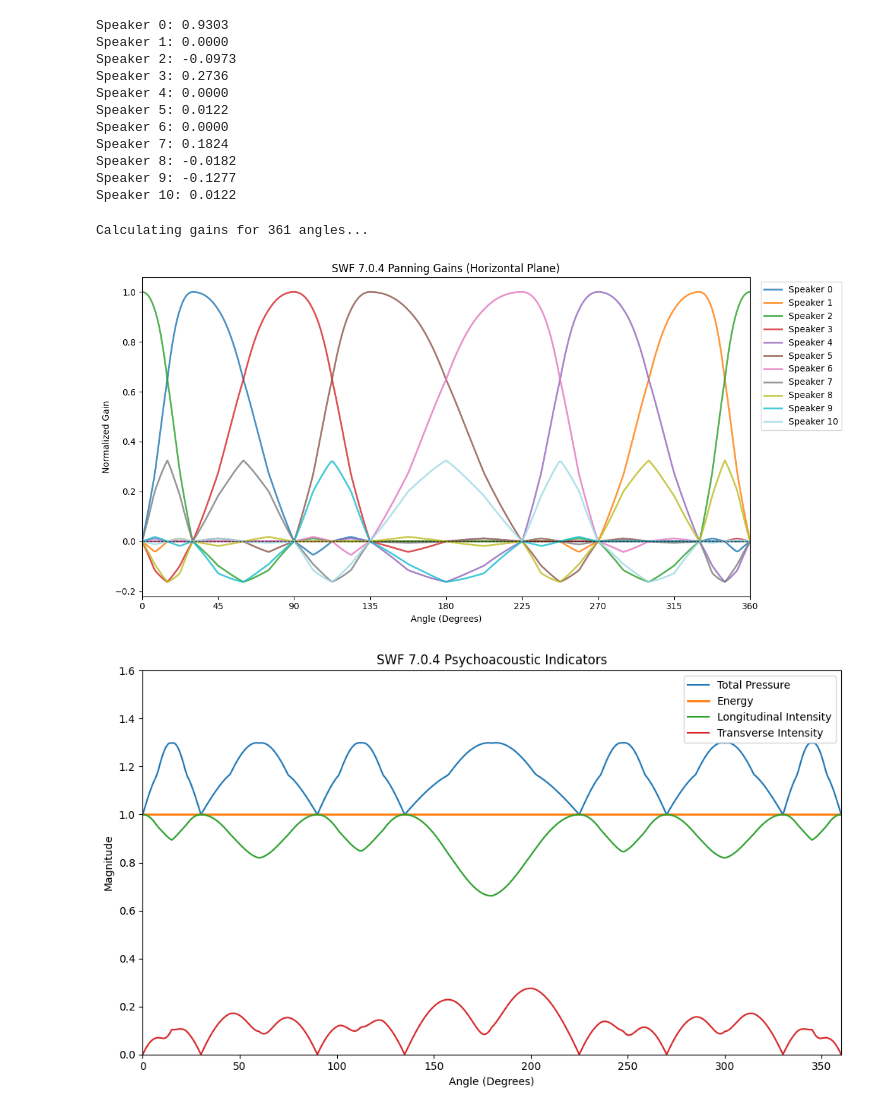
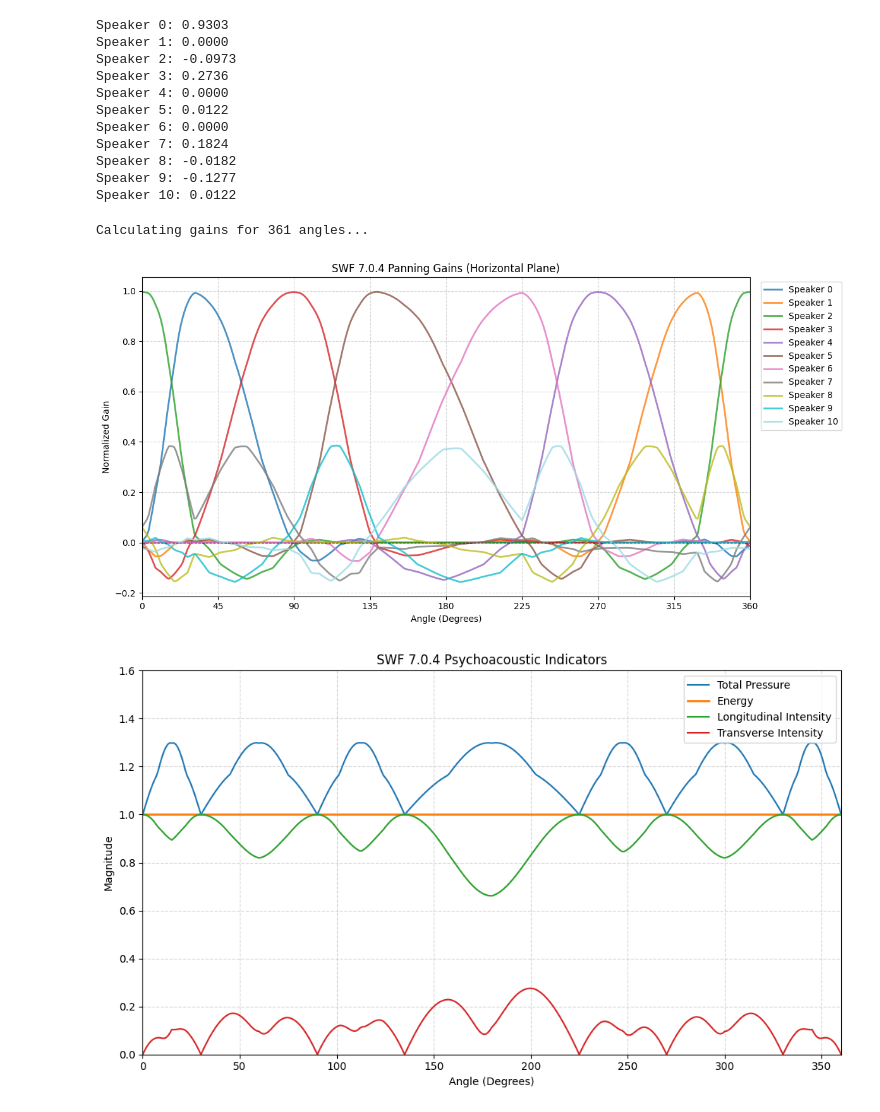
Before and after one commit to Yit1t/SWF, a Jupyter notebook: swf/Reproduction_of_fig_13_and_fig_14.ipynb, the cells around one changed output. Saved outputs shown, nothing was run; the diff lists cells and outputs as text; code cells hidden in the pictures.

```diff
--- a/swf/Reproduction_of_fig_13_and_fig_14.ipynb
+++ b/swf/Reproduction_of_fig_13_and_fig_14.ipynb
@@ -232,7 +235,9 @@ print(f"Calculating gains for {len(angles)} angles...")
 for deg in angles:
     # A. Convert angle to vector (Horizontal plane z=0)
     theta = np.deg2rad(deg)
-    target_vector = np.array([np.cos(theta), np.sin(theta), 0.0])
+    target_vector = np.array([np.cos(np.deg2rad(5))*np.cos(theta),
+                              np.cos(np.deg2rad(5))*np.sin(theta),
+                              np.sin(np.deg2rad(5))])
 
     # B. SWF Core Operations
     # Interpolate on fine mesh
@@ -251,35 +256,35 @@ gains_data = np.array(gains_history)
 
 # 4. Plotting
 plt.figure(figsize=(12, 6))
 
 num_speakers = gains_data.shape[1]
 colors = plt.cm.tab20(np.linspace(0, 1, num_speakers))
 
 for i in range(num_speakers):
     plt.plot(angles, gains_data[:, i],
              label=f'Speaker {i}',
              color=colors[i],
              linewidth=2,
              alpha=0.8)
 
 # Basic chart styling
 plt.title('SWF 7.0.4 Panning Gains (Horizontal Plane)')
 plt.xlabel('Angle (Degrees)')
 plt.ylabel('Normalized Gain')
 plt.xlim(0, 360)
 
 # Set x-ticks every 45 degrees for readability
 plt.xticks(np.arange(0, 361, 45))
 
 # Zero gain reference line
 plt.axhline(0, color='black', linewidth=0.8, linestyle='--')
-
+plt.grid(True, linestyle='--', alpha=0.5)
 plt.legend(bbox_to_anchor=(1.01, 1), loc='upper left')
 plt.tight_layout()
 plt.show()
 # %% [output]
 Calculating gains for 361 angles...
-[figure, old version]
+[figure, new version]
 # %%
 angles = np.arange(0, 361, 1)
 hist_pressure = []; hist_energy = []; hist_Il = []; hist_It = []
```
Also changed, not shown: parts of 4 cells of this notebook, 1 other file.
